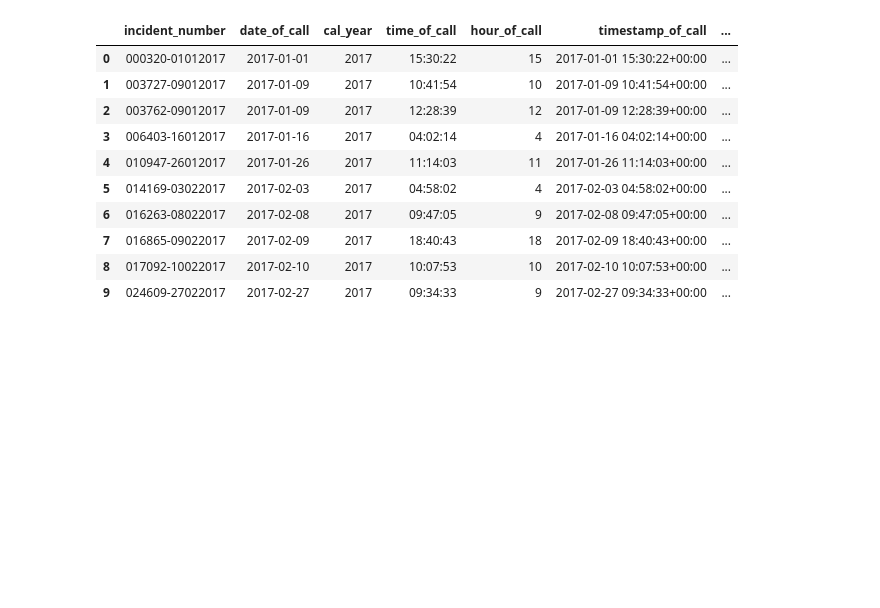
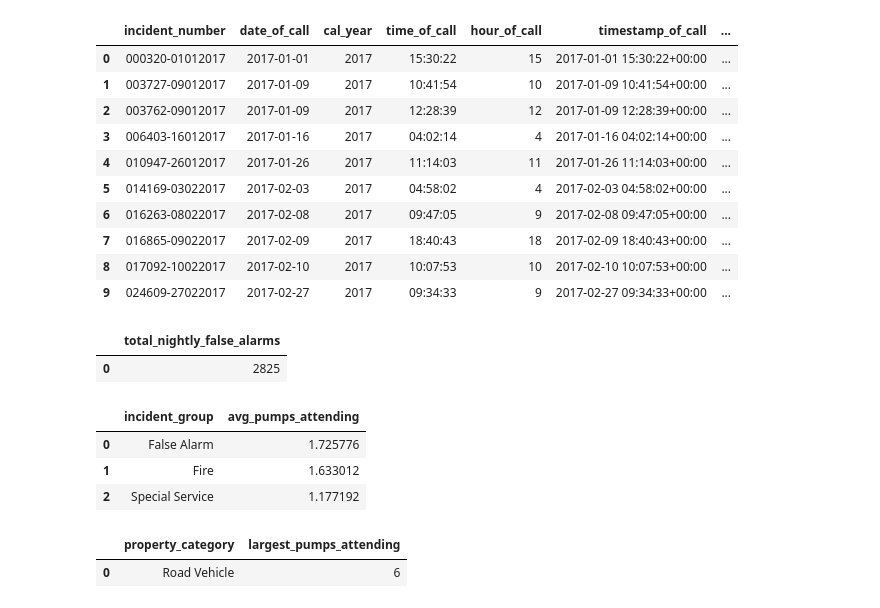
Before and after one commit to aayushbhurtel/Data_Visualization, a Jupyter notebook: exam1review.ipynb, the cells around one changed output. Drawn from its saved outputs; the diff is of its cells as text; code cells hidden in the pictures; blank space fills up the shorter version.

```diff
--- a/exam1review.ipynb
+++ b/exam1review.ipynb
@@ -23,3 +23,33 @@ LIMIT 10
 | 7 | 016865-09022017 | 2017-02-09 | 2017 | 18:40:43 | 18 | 2017-02-09 18:40:43+00:00 | ... |
 | 8 | 017092-10022017 | 2017-02-10 | 2017 | 10:07:53 | 10 | 2017-02-10 10:07:53+00:00 | ... |
 | 9 | 024609-27022017 | 2017-02-27 | 2017 | 09:34:33 | 9 | 2017-02-27 09:34:33+00:00 | ... |
+# %%
+%%bigquery --project data-viz-big-query
+SELECT COUNT(*) as total_nightly_false_alarms
+from `bigquery-public-data.london_fire_brigade.fire_brigade_service_calls`
+WHERE incident_group = "False Alarm" AND (hour_of_call >= 22 OR hour_of_call <= 4)
+# %% [output]
+|  | total_nightly_false_alarms |
+| 0 | 2825 |
+# %%
+# What is the average number of num_pumps_attending when there is a Fire?
+%%bigquery --project data-viz-big-query
+SELECT incident_group, AVG(num_pumps_attending) as avg_pumps_attending
+from `bigquery-public-data.london_fire_brigade.fire_brigade_service_calls`
+GROUP BY incident_group
+# %% [output]
+|  | incident_group | avg_pumps_attending |
+| 0 | False Alarm | 1.725776 |
+| 1 | Fire | 1.633012 |
+| 2 | Special Service | 1.177192 |
+# %%
+# What is the largest number of num_pumps_attending to a Road Vehicle property_category
+%%bigquery --project data-viz-big-query
+#SELECT COUNT(*) as total_number, property_category as property_category, MAX(num_pumps_attending) as largest_pumps_attending
+SELECT property_category as property_category, MAX(num_pumps_attending) as largest_pumps_attending
+from `bigquery-public-data.london_fire_brigade.fire_brigade_service_calls`
+WHERE property_category = "Road Vehicle"
+GROUP BY property_category
+# %% [output]
+|  | property_category | largest_pumps_attending |
+| 0 | Road Vehicle | 6 |
```
